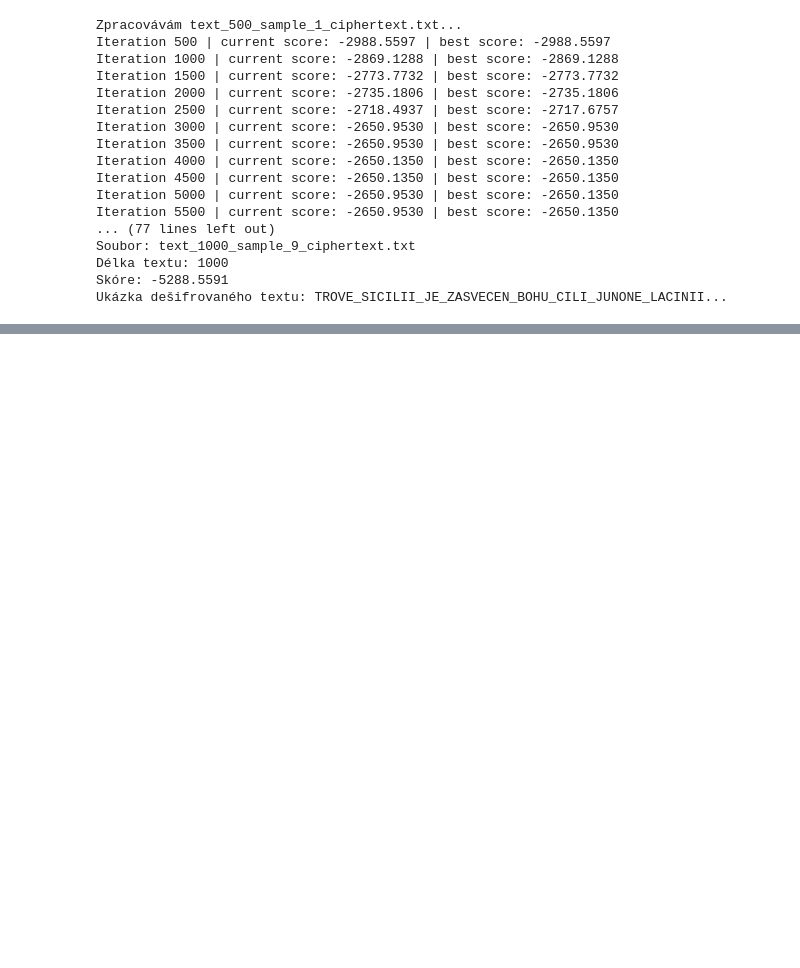
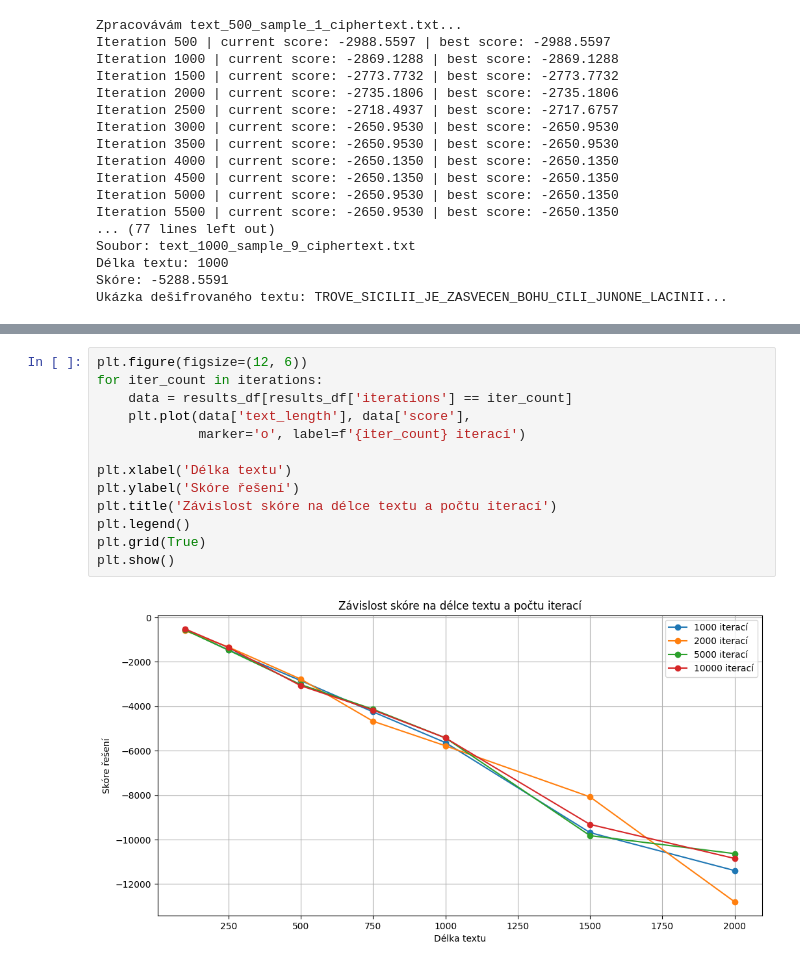
Before and after one commit to ViTo787878/cipher, a Jupyter notebook: notebooks/subcipher_analysis.ipynb, the cells around one changed output, grey strips where cells are left out. Saved outputs shown, nothing was run; the diff lists cells and outputs as text; blank space fills up the shorter version.

```diff
--- a/notebooks/subcipher_analysis.ipynb
+++ b/notebooks/subcipher_analysis.ipynb
@@ -161,0 +207,15 @@ Na základě provedených experimentů můžeme shrnout následující poznatky:
+# %%
+plt.figure(figsize=(12, 6))
+for iter_count in iterations:
+    data = results_df[results_df['iterations'] == iter_count]
+    plt.plot(data['text_length'], data['score'],
+             marker='o', label=f'{iter_count} iterací')
+
+plt.xlabel('Délka textu')
+plt.ylabel('Skóre řešení')
+plt.title('Závislost skóre na délce textu a počtu iterací')
+plt.legend()
+plt.grid(True)
+plt.show()
+# %% [output]
+[figure, added]
```
Also changed, not shown: parts of 6 cells of this notebook, 3 other files.
